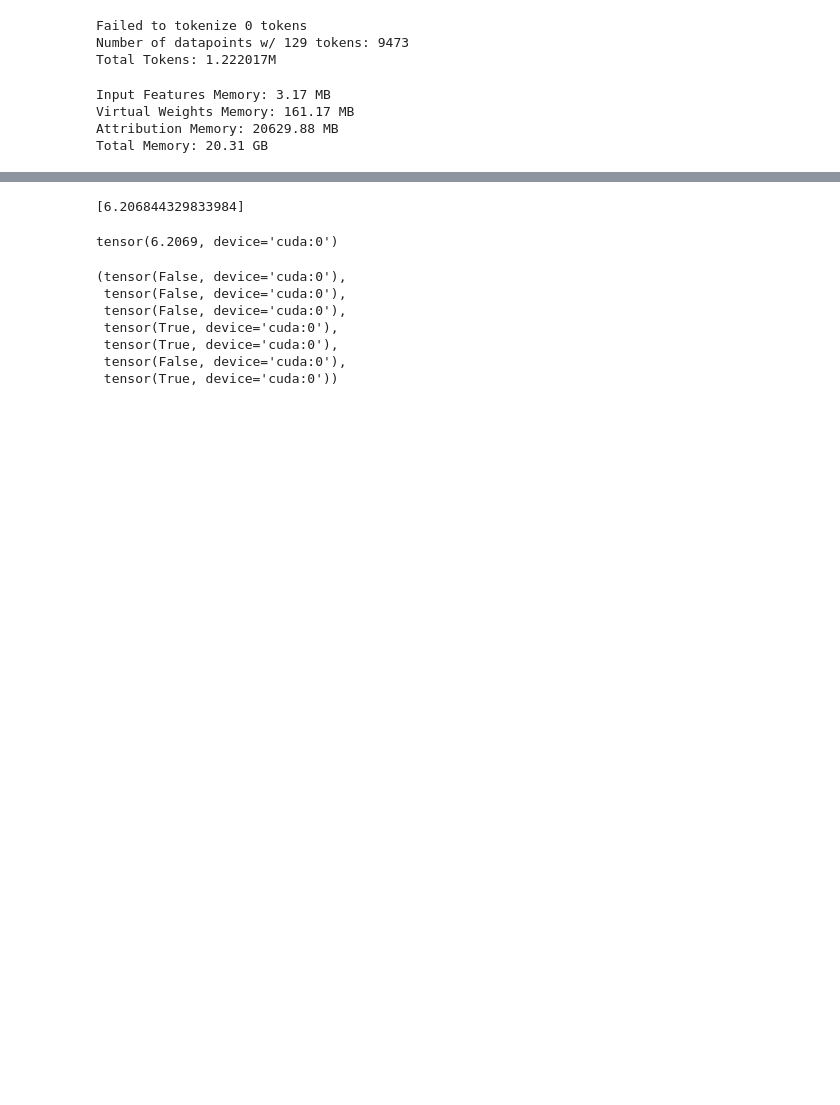
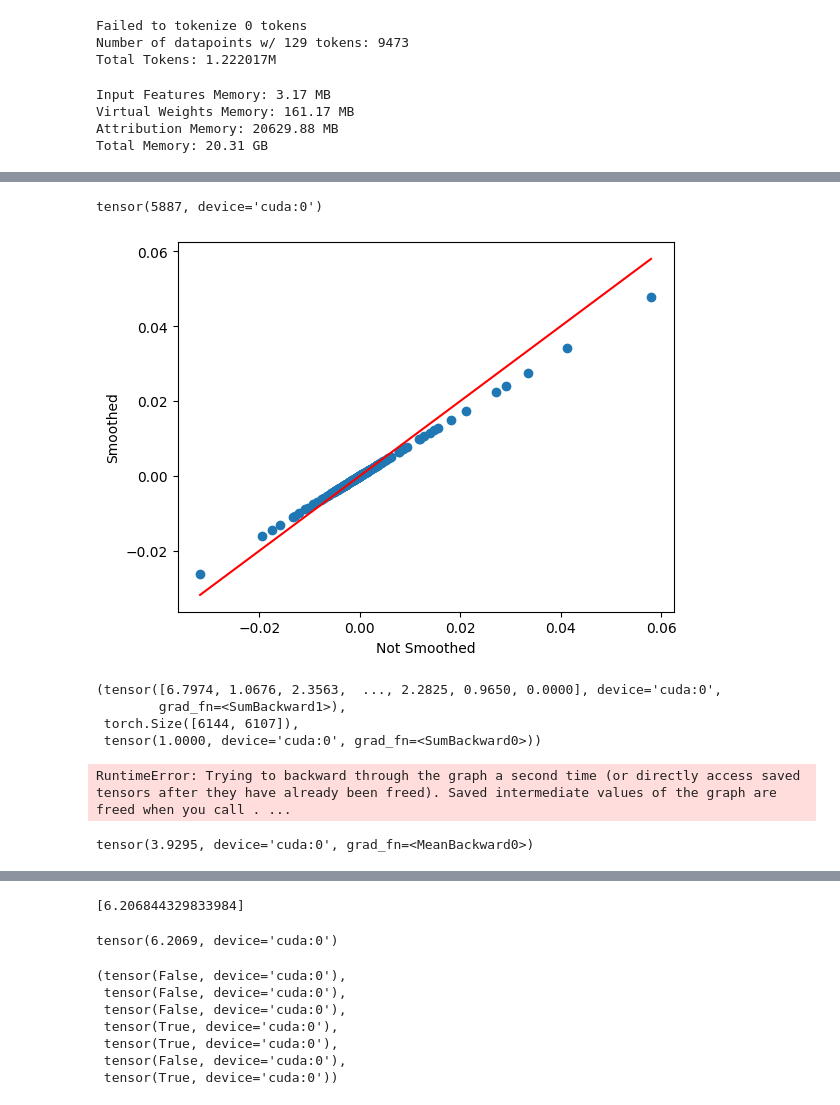
Before and after one commit to jannik-brinkmann/dictionary_learning, a Jupyter notebook: notebooks/sparse_attribution.ipynb, the cells around one changed output, grey strips where cells are left out. Cells and saved outputs as stored; diff of their text form; code cells hidden in the pictures; blank space fills up the shorter version.

```diff
--- a/notebooks/sparse_attribution.ipynb
+++ b/notebooks/sparse_attribution.ipynb
@@ -174,3 +448,42 @@ Entropy: 5.918002128601074
+# %%
+N = 6
+(not_smooth_normed_feature_by_feature_attribution[:, N] == normed_feature_by_feature_attribution[:, N]).sum()
+# %% [output]
+tensor(5887, device='cuda:0')
+# %%
+nz_ind = not_smooth_normed_feature_by_feature_attribution[:, N].nonzero()
+not_smooth_normed_feature_by_feature_attribution[nz_ind, N], normed_feature_by_feature_attribution[nz_ind, N]
+# Plot both, one as x and one as y
+import matplotlib.pyplot as plt
+plt.scatter(not_smooth_normed_feature_by_feature_attribution[nz_ind, N].detach().cpu(), normed_feature_by_feature_attribution[nz_ind, N].detach().cpu())
+# Draw a diagonal thin linear between the min and max of both
+min_val = not_smooth_normed_feature_by_feature_attribution[nz_ind, N].min().item()
+max_val = not_smooth_normed_feature_by_feature_attribution[nz_ind, N].max().item()
+plt.plot([min_val, max_val], [min_val, max_val], color='red')
+plt.xlabel("Not Smoothed")
+plt.ylabel("Smoothed")
+plt.show()
+# %% [output]
+[figure, added]
+# %%
+normed = averaged_feature_by_feature_attribution / averaged_feature_by_feature_attribution.abs().sum(dim=0)
+normed.abs().sum(dim=1), normed.shape, normed.abs()[:, 0].sum()
+# %% [output]
+(tensor([6.7974, 1.0676, 2.3563,  ..., 2.2825, 0.9650, 0.0000], device='cuda:0',
+        grad_fn=<SumBackward1>),
+ torch.Size([6144, 6107]),
+ tensor(1.0000, device='cuda:0', grad_fn=<SumBackward0>))
+# %%
+optimizer.zero_grad()
+entropy_loss.backward()
+torch.nn.utils.clip_grad_norm_([transcoder.decoder.weight, transcoder.encoder.weight, sae_final.encoder.weight], max_norm=1.0)
+transcoder.decoder.weight.grad
+# %% [output]
+RuntimeError: Trying to backward through the graph a second time (or directly access saved tensors after they have already been freed). Saved intermediate values of the graph are freed when you call . ...
+# %%
+entropy_loss
+# %% [output]
+tensor(3.9295, device='cuda:0', grad_fn=<MeanBackward0>)
 # %%
 # Plot entropy_across_batches
 import matplotlib.pyplot as plt
```
Also changed, not shown: parts of 6 cells of this notebook.
